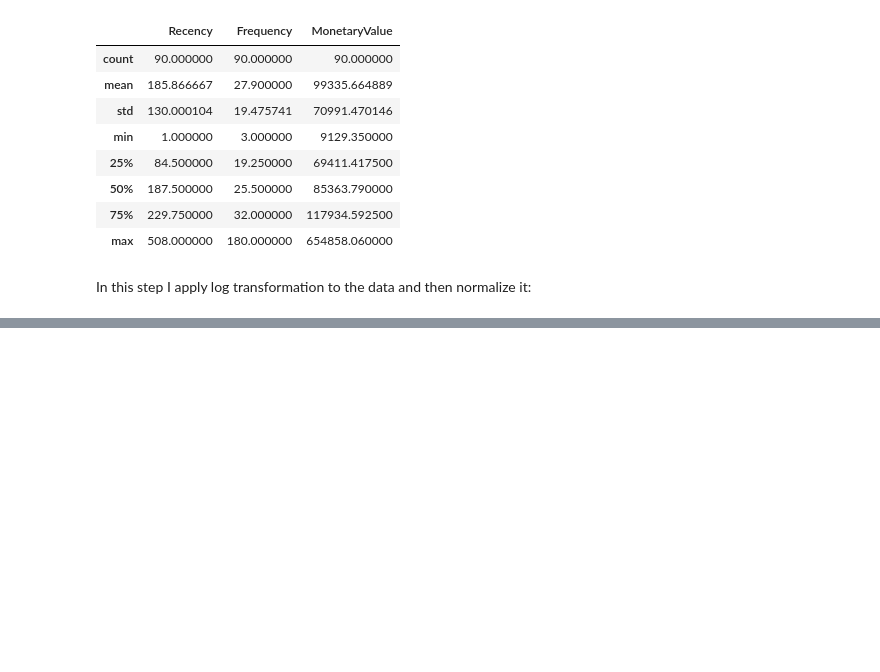
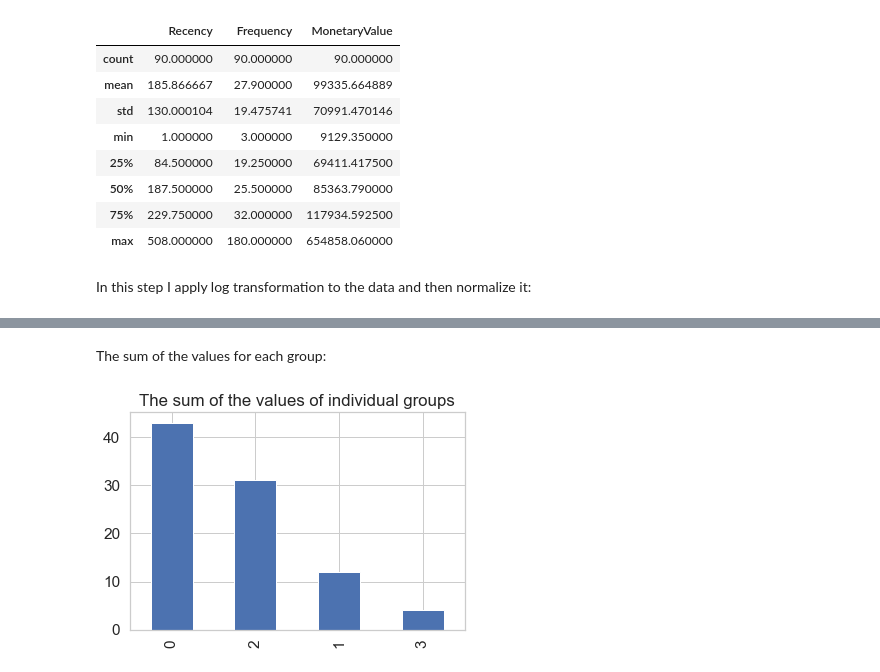
Before and after one commit to SatyamRanjan-404/Customer-Segmentation, a Jupyter notebook: Segmentation_Kmeans.ipynb, the cells around one changed output, grey strips where cells are left out. Drawn from its saved outputs; the diff is of its cells as text; code cells hidden in the pictures; blank space fills up the shorter version.

```diff
--- a/Segmentation_Kmeans.ipynb
+++ b/Segmentation_Kmeans.ipynb
@@ -337,0 +433,5 @@ data_log = np.log(raw_data)
+# %%
+model = KMeans(n_clusters=4, init='k-means++', max_iter=300)
+groups = model.fit_predict(df_norm)
+df_norm['groups'] = groups
+rfm_df['groups'] = groups
@@ -337,0 +487,6 @@ data_log = np.log(raw_data)
+# %% [markdown]
+The sum of the values for each group:
+# %%
+rfm_df.groups.value_counts().plot(kind='bar', figsize=(6,4), title='The sum of the values of individual groups');
+# %% [output]
+[figure, added]
```
Also changed, not shown: parts of 32 cells of this notebook, 1 other file.
